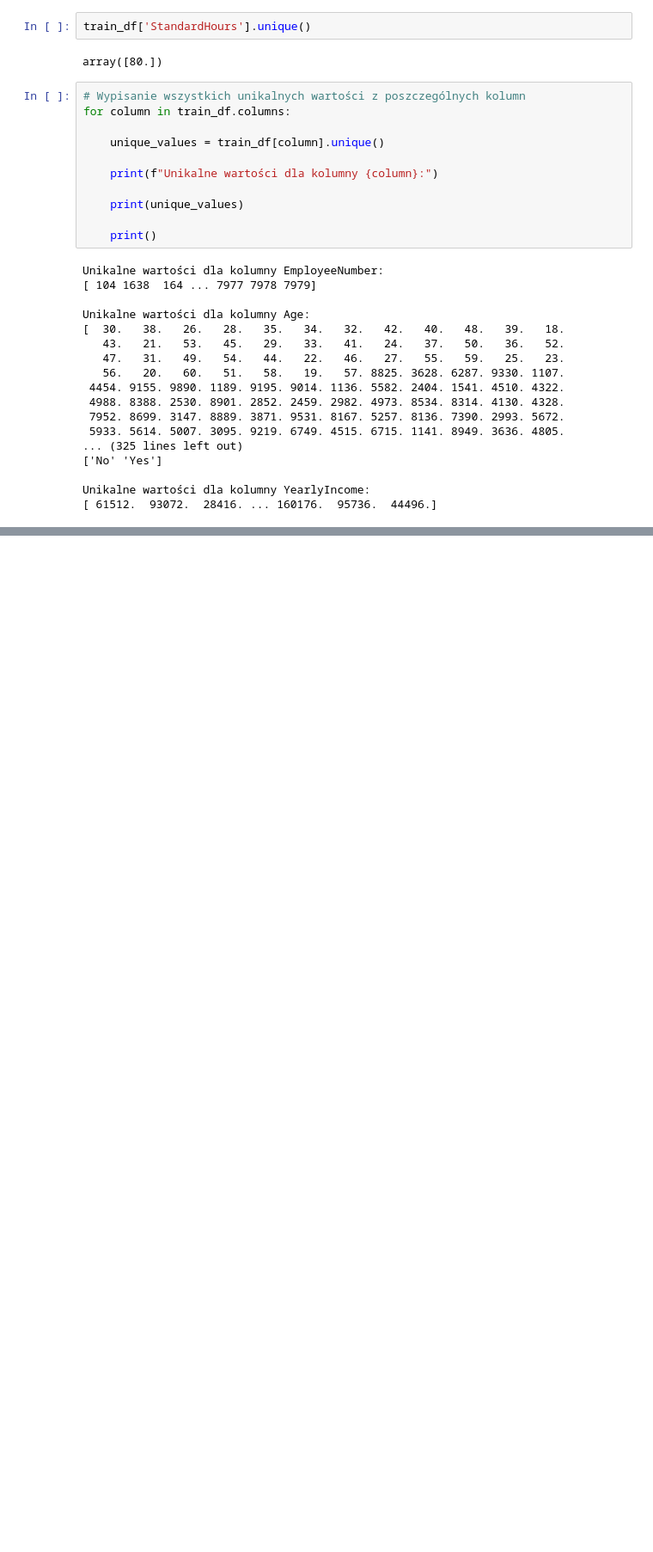
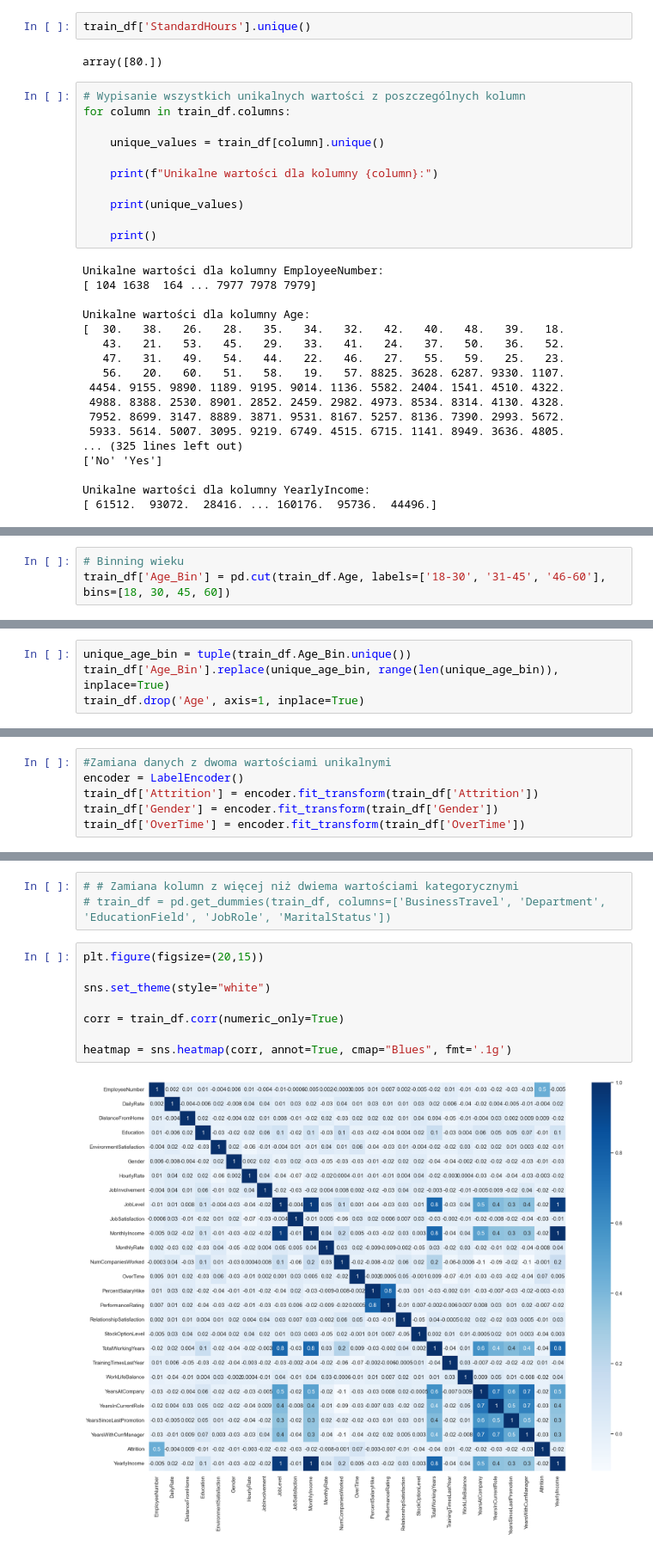
Before and after one commit to ARPDATA11/Klasyfikacja, a Jupyter notebook: Projekt.ipynb, the cells around one changed output, grey strips where cells are left out. Shown at 86% size. Drawn from its saved outputs; the diff is of its cells as text; blank space fills up the shorter version.

```diff
--- a/Projekt.ipynb
+++ b/Projekt.ipynb
@@ -299,0 +508,3 @@ Unikalne wartości dla kolumny YearlyIncome:
+# %%
+# Binning wieku
+train_df['Age_Bin'] = pd.cut(train_df.Age, labels=['18-30', '31-45', '46-60'], bins=[18, 30, 45, 60])
@@ -299,0 +527,4 @@ Unikalne wartości dla kolumny YearlyIncome:
+# %%
+unique_age_bin = tuple(train_df.Age_Bin.unique())
+train_df['Age_Bin'].replace(unique_age_bin, range(len(unique_age_bin)), inplace=True)
+train_df.drop('Age', axis=1, inplace=True)
@@ -299,0 +550,6 @@ Unikalne wartości dla kolumny YearlyIncome:
+# %%
+#Zamiana danych z dwoma wartościami unikalnymi
+encoder = LabelEncoder()
+train_df['Attrition'] = encoder.fit_transform(train_df['Attrition'])
+train_df['Gender'] = encoder.fit_transform(train_df['Gender'])
+train_df['OverTime'] = encoder.fit_transform(train_df['OverTime'])
@@ -299,0 +582,13 @@ Unikalne wartości dla kolumny YearlyIncome:
+# %%
+# # Zamiana kolumn z więcej niż dwiema wartościami kategorycznymi
+# train_df = pd.get_dummies(train_df, columns=['BusinessTravel', 'Department', 'EducationField', 'JobRole', 'MaritalStatus'])
+# %%
+plt.figure(figsize=(20,15))
+
+sns.set_theme(style="white")
+
+corr = train_df.corr(numeric_only=True)
+
+heatmap = sns.heatmap(corr, annot=True, cmap="Blues", fmt='.1g')
+# %% [output]
+[figure, added]
```
Also changed, not shown: parts of 35 cells of this notebook.
